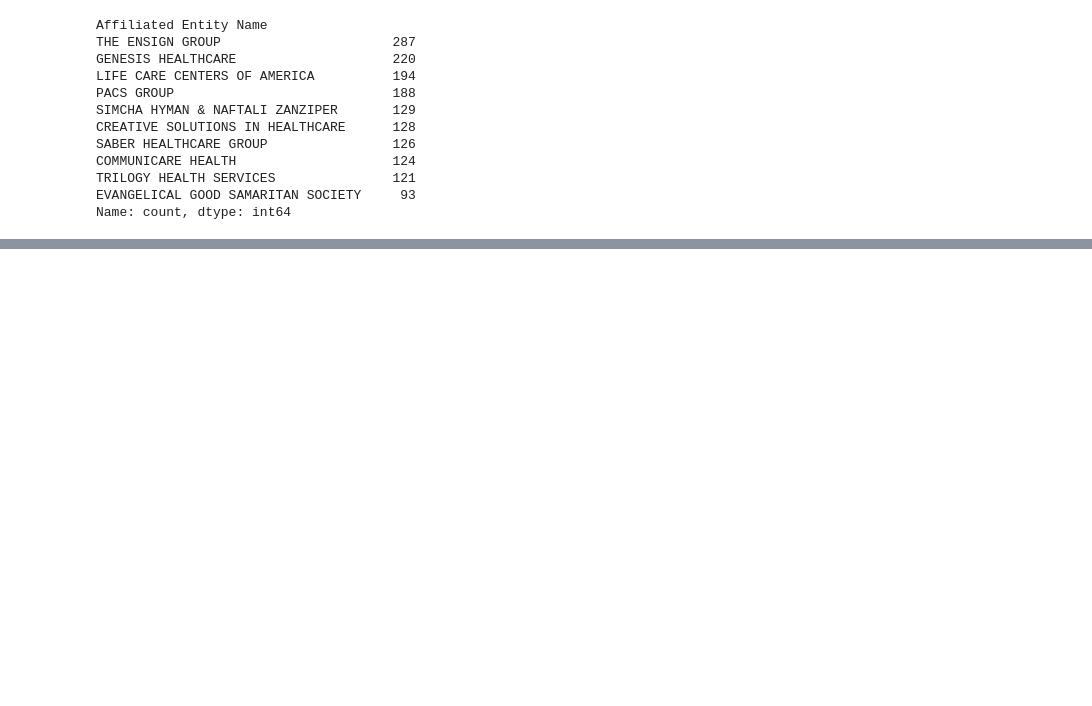
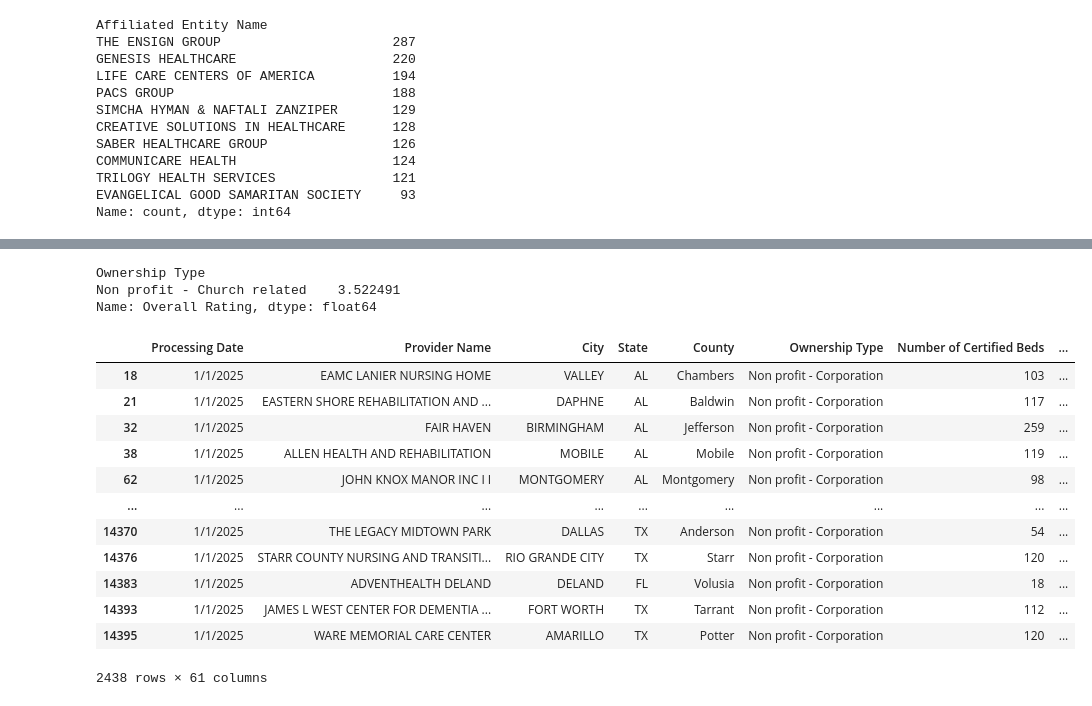
Before and after one commit to ebestford/Nursing_Homes_US, a Jupyter notebook: notebook/Elizabeth Bestford Python Capstone.ipynb, the cells around one changed output, grey strips where cells are left out. Drawn from its saved outputs; the diff is of its cells as text; code cells hidden in the pictures; blank space fills up the shorter version.

```diff
--- a/notebook/Elizabeth Bestford Python Capstone.ipynb
+++ b/notebook/Elizabeth Bestford Python Capstone.ipynb
@@ -482,0 +639,23 @@ common_NH
+# %%
+church_nh.groupby(['Ownership Type'])['Overall Rating'].mean()
+# %% [output]
+Ownership Type
+Non profit - Church related    3.522491
+Name: Overall Rating, dtype: float64
+# %%
+corp_np_nh=state_non_profit[state_non_profit['Ownership Type']=='Non profit - Corporation']
+corp_np_nh
+# %% [output]
+|  | Processing Date | Provider Name | City | State | County | Ownership Type | Number of Certified Beds | ... |
+| 18 | 1/1/2025 | EAMC LANIER NURSING HOME | VALLEY | AL | Chambers | Non profit - Corporation | 103 | ... |
+| 21 | 1/1/2025 | EASTERN SHORE REHABILITATION AND ... | DAPHNE | AL | Baldwin | Non profit - Corporation | 117 | ... |
+| 32 | 1/1/2025 | FAIR HAVEN | BIRMINGHAM | AL | Jefferson | Non profit - Corporation | 259 | ... |
+| 38 | 1/1/2025 | ALLEN HEALTH AND REHABILITATION | MOBILE | AL | Mobile | Non profit - Corporation | 119 | ... |
+| 62 | 1/1/2025 | JOHN KNOX MANOR INC I I | MONTGOMERY | AL | Montgomery | Non profit - Corporation | 98 | ... |
+| ... | ... | ... | ... | ... | ... | ... | ... | ... |
+| 14370 | 1/1/2025 | THE LEGACY MIDTOWN PARK | DALLAS | TX | Anderson | Non profit - Corporation | 54 | ... |
+| 14376 | 1/1/2025 | STARR COUNTY NURSING AND TRANSITI... | RIO GRANDE CITY | TX | Starr | Non profit - Corporation | 120 | ... |
+| 14383 | 1/1/2025 | ADVENTHEALTH DELAND | DELAND | FL | Volusia | Non profit - Corporation | 18 | ... |
+| 14393 | 1/1/2025 | JAMES L WEST CENTER FOR DEMENTIA ... | FORT WORTH | TX | Tarrant | Non profit - Corporation | 112 | ... |
+| 14395 | 1/1/2025 | WARE MEMORIAL CARE CENTER | AMARILLO | TX | Potter | Non profit - Corporation | 120 | ... |
+2438 rows × 61 columns
```
Also changed, not shown: parts of 28 cells of this notebook.
